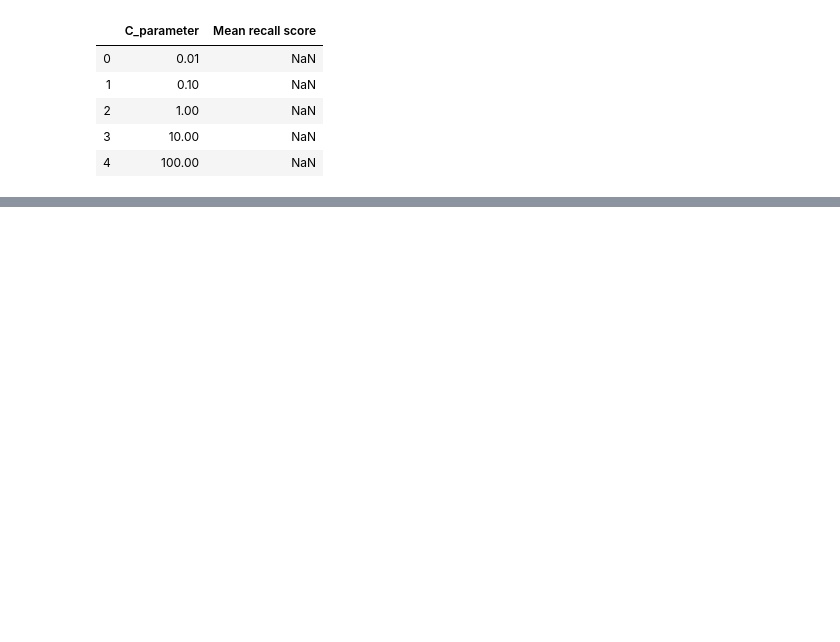
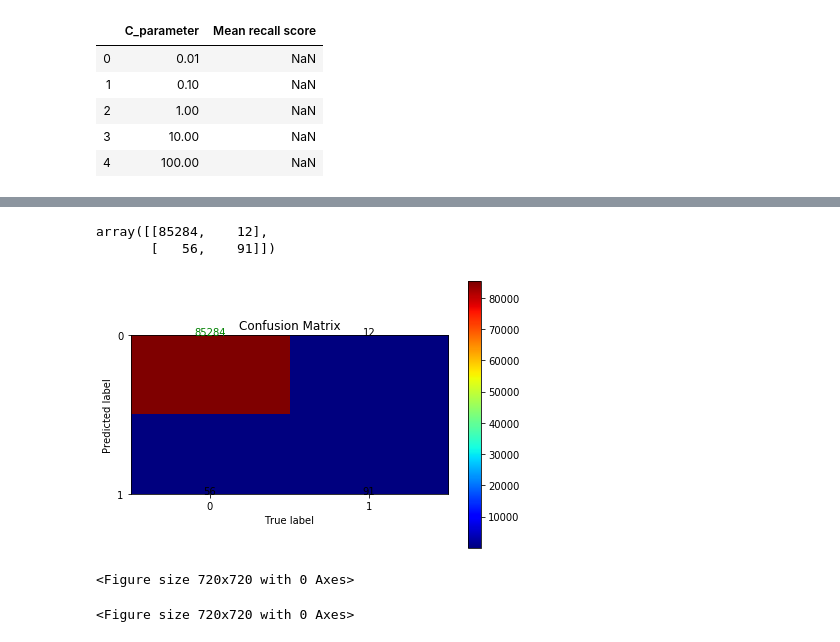
Before and after one commit to zstarling131227/1905, a Jupyter notebook: project/数据分析项目1/未命名.ipynb, the cells around one changed output, grey strips where cells are left out. Saved outputs shown, nothing was run; the diff lists cells and outputs as text; code cells hidden in the pictures; blank space fills up the shorter version.

```diff
--- a/project/数据分析项目1/未命名.ipynb
+++ b/project/数据分析项目1/未命名.ipynb
@@ -288,0 +533,2 @@ y_pred_undersample=lr.predict(X_test_undersample.values)
+# %%
+best_c=printing_Kflod_scores(X_train,Y_train)
@@ -288,0 +558,18 @@ y_pred_undersample=lr.predict(X_test_undersample.values)
+# %%
+lr=LogisticRegression(C=best_c,penalty='l1')
+lr.fit(X_train,Y_train.values.ravel())
+y_pred=lr.predict(X_test.values)
+# %%
+cnf_matrix=confusion_matrix(Y_test,y_pred)
+np.set_printoptions(precision=2)
+cnf_matrix
+# %% [output]
+array([[85284,    12],
+       [   56,    91]])
+# %%
+class_name=[0,1]
+plt.figure()
+plot_confusion_matrix(cnf_matrix,classes=class_name,title='Confusion Matrix')
+plt.show()
+# %% [output]
+[figure, added]
@@ -288,0 +582,5 @@ y_pred_undersample=lr.predict(X_test_undersample.values)
+# %%
+plt.figure(figsize=(10,10))
+# %% [output]
+<Figure size 720x720 with 0 Axes>
+<Figure size 720x720 with 0 Axes>
```
Also changed, not shown: parts of 37 cells of this notebook.
